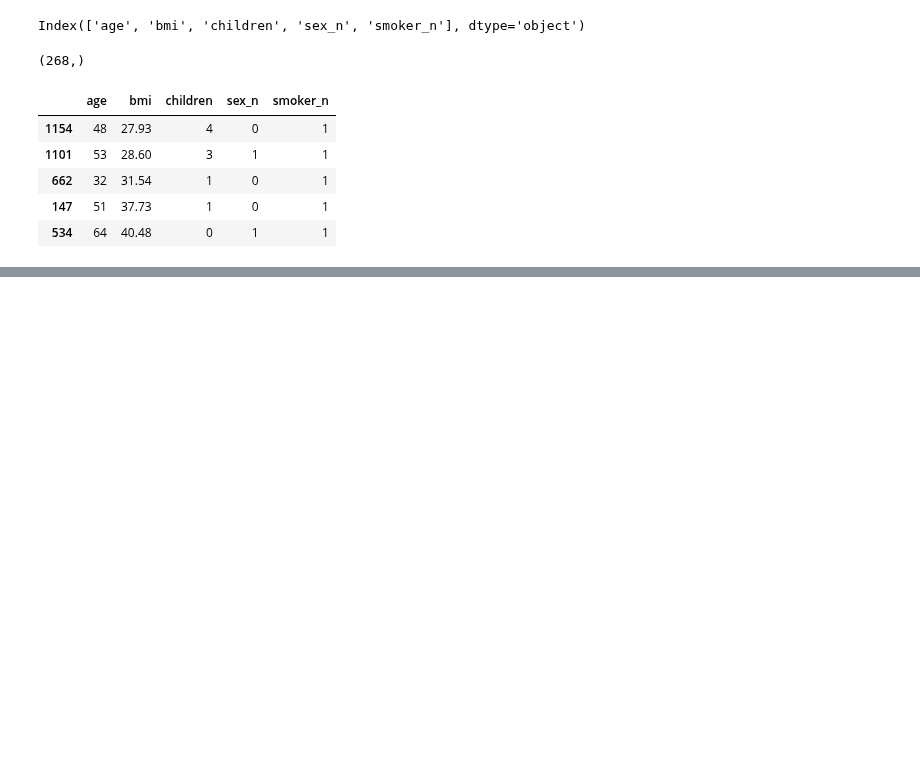
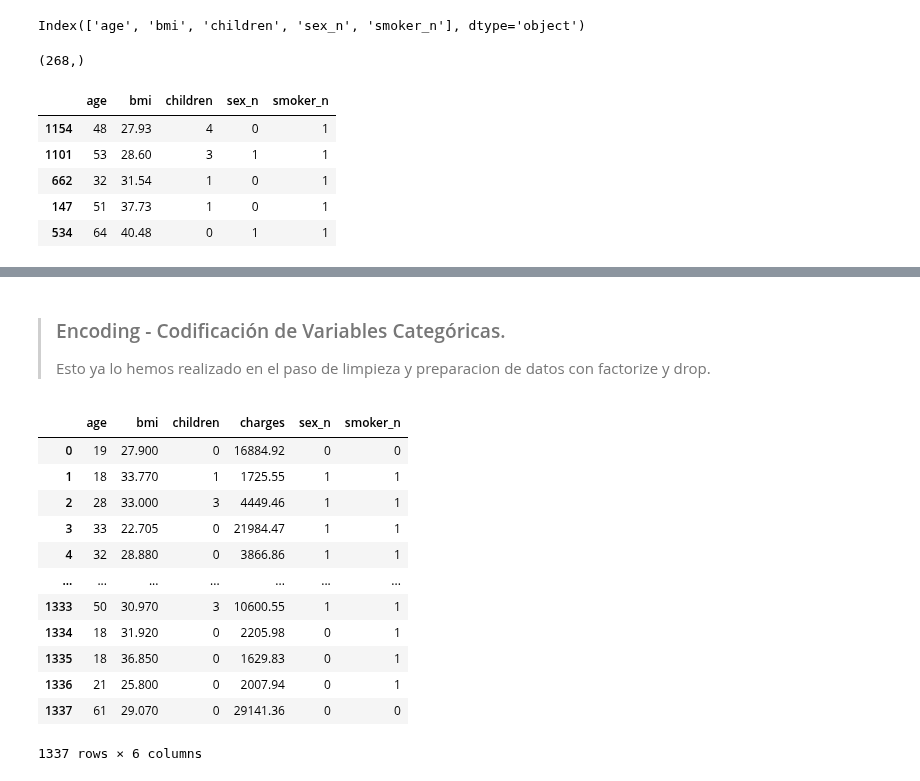
Before and after one commit to 4GeeksAcademy/sarayruiz---Machine-Learning, a Jupyter notebook: src/02-linear-regression-reg-medical-insurance-cost.ipynb, the cells around one changed output, grey strips where cells are left out. Cells and saved outputs as stored; diff of their text form; code cells hidden in the pictures; blank space fills up the shorter version.

```diff
--- a/src/02-linear-regression-reg-medical-insurance-cost.ipynb
+++ b/src/02-linear-regression-reg-medical-insurance-cost.ipynb
@@ -347,0 +393,20 @@ X_train.head()
+# %% [markdown]
+> ### Encoding - Codificación de Variables Categóricas.
+>
+> Esto ya lo hemos realizado en el paso de limpieza y preparacion de datos con factorize y drop.
+# %%
+df_facto
+# %% [output]
+|  | age | bmi | children | charges | sex_n | smoker_n |
+| 0 | 19 | 27.900 | 0 | 16884.92 | 0 | 0 |
+| 1 | 18 | 33.770 | 1 | 1725.55 | 1 | 1 |
+| 2 | 28 | 33.000 | 3 | 4449.46 | 1 | 1 |
+| 3 | 33 | 22.705 | 0 | 21984.47 | 1 | 1 |
+| 4 | 32 | 28.880 | 0 | 3866.86 | 1 | 1 |
+| ... | ... | ... | ... | ... | ... | ... |
+| 1333 | 50 | 30.970 | 3 | 10600.55 | 1 | 1 |
+| 1334 | 18 | 31.920 | 0 | 2205.98 | 0 | 1 |
+| 1335 | 18 | 36.850 | 0 | 1629.83 | 0 | 1 |
+| 1336 | 21 | 25.800 | 0 | 2007.94 | 0 | 1 |
+| 1337 | 61 | 29.070 | 0 | 29141.36 | 0 | 0 |
+1337 rows × 6 columns
```
Also changed, not shown: parts of 25 cells of this notebook, 6 other files.
